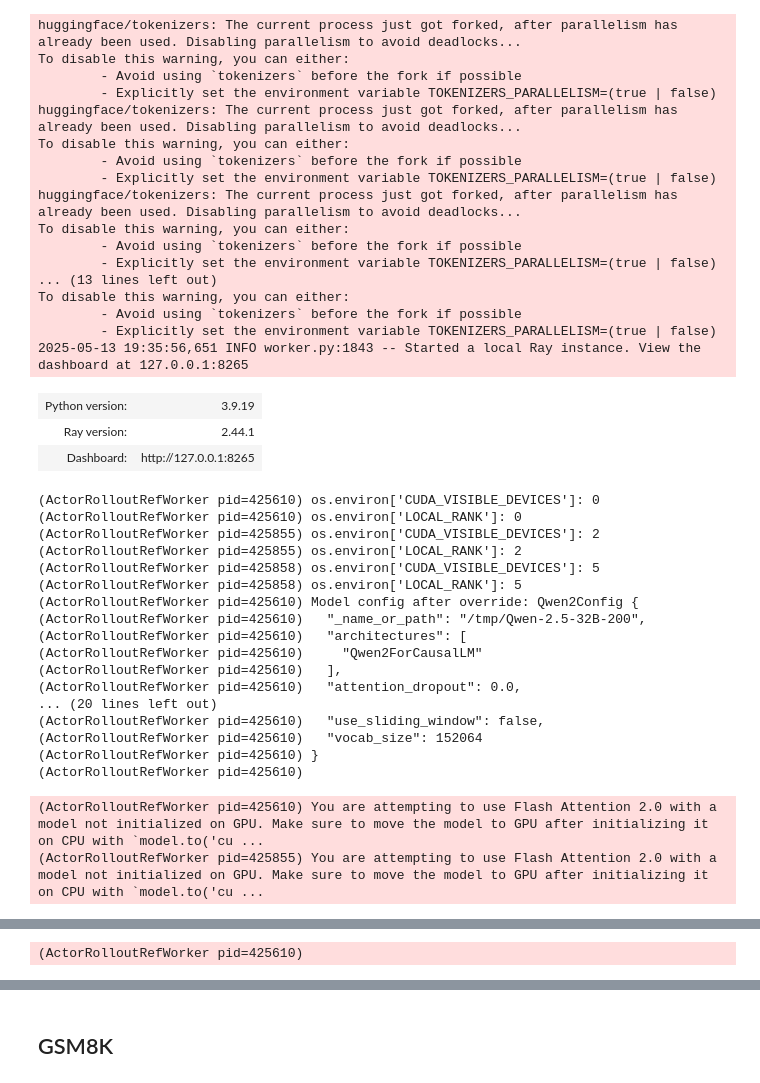
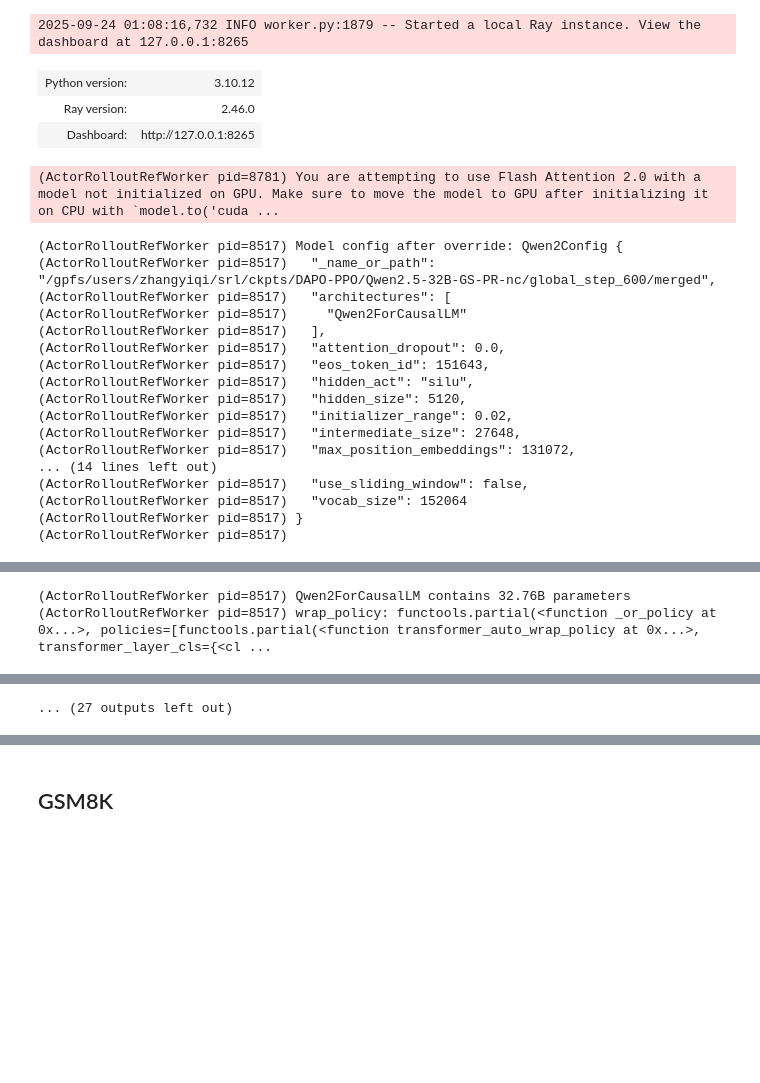
Before and after one commit to ExtremeViscent/verl, a Jupyter notebook: scripts/validation.ipynb, the cells around one changed output, grey strips where cells are left out. Cells and saved outputs as stored; diff of their text form; code cells hidden in the pictures; blank space fills up the shorter version.

```diff
--- a/scripts/validation.ipynb
+++ b/scripts/validation.ipynb
@@ -153,50 +258,34 @@ WARNING 05-13 16:20:00 rocm.py:33] `fork` method is not supported by ROCm. VLLM_
 # %%
 os.environ["ENSURE_CUDA_VISIBLE_DEVICES"] = os.environ.get('CUDA_VISIBLE_DEVICES', '')
 ray.init(runtime_env={
     'env_vars': {
         'TOKENIZERS_PARALLELISM': 'true',
         'NCCL_DEBUG': 'WARN',
         'VLLM_LOGGING_LEVEL': 'WARN',
+        "PYTHONPATH": "/gpfs/users/zhangyiqi/srl/verl-val",
         # 'RAY_EXPERIMENTAL_NOSET_ROCR_VISIBLE_DEVICES': '1',
     }
 })
 # %% [output]
-huggingface/tokenizers: The current process just got forked, after parallelism has already been used. Disabling parallelism to avoid deadlocks...
-To disable this warning, you can either:
-        - Avoid using `tokenizers` before the fork if possible
-        - Explicitly set the environment variable TOKENIZERS_PARALLELISM=(true | false)
-huggingface/tokenizers: The current process just got forked, after parallelism has already been used. Disabling parallelism to avoid deadlocks...
-To disable this warning, you can either:
-        - Avoid using `tokenizers` before the fork if possible
-        - Explicitly set the environment variable TOKENIZERS_PARALLELISM=(true | false)
-huggingface/tokenizers: The current process just got forked, after parallelism has already been used. Disabling parallelism to avoid deadlocks...
-To disable this warning, you can either:
-        - Avoid using `tokenizers` before the fork if possible
-        - Explicitly set the environment variable TOKENIZERS_PARALLELISM=(true | false)
-... (13 lines left out)
-To disable this warning, you can either:
-        - Avoid using `tokenizers` before the fork if possible
-        - Explicitly set the environment variable TOKENIZERS_PARALLELISM=(true | false)
-2025-05-13 19:35:56,651 INFO worker.py:1843 -- Started a local Ray instance. View the dashboard at 127.0.0.1:8265
+2025-09-24 01:08:16,732 INFO worker.py:1879 -- Started a local Ray instance. View the dashboard at 127.0.0.1:8265
-| Python version: | 3.9.19 |
-| Ray version: | 2.44.1 |
+| Python version: | 3.10.12 |
+| Ray version: | 2.46.0 |
 | Dashboard: | http://127.0.0.1:8265 |
-(ActorRolloutRefWorker pid=425610) os.environ['CUDA_VISIBLE_DEVICES']: 0
-(ActorRolloutRefWorker pid=425610) os.environ['LOCAL_RANK']: 0
-(ActorRolloutRefWorker pid=425855) os.environ['CUDA_VISIBLE_DEVICES']: 2
-(ActorRolloutRefWorker pid=425855) os.environ['LOCAL_RANK']: 2
-(ActorRolloutRefWorker pid=425858) os.environ['CUDA_VISIBLE_DEVICES']: 5
-(ActorRolloutRefWorker pid=425858) os.environ['LOCAL_RANK']: 5
-(ActorRolloutRefWorker pid=425610) Model config after override: Qwen2Config {
-(ActorRolloutRefWorker pid=425610)   "_name_or_path": "/tmp/Qwen-2.5-32B-200",
-(ActorRolloutRefWorker pid=425610)   "architectures": [
-(ActorRolloutRefWorker pid=425610)     "Qwen2ForCausalLM"
-(ActorRolloutRefWorker pid=425610)   ],
-(ActorRolloutRefWorker pid=425610)   "attention_dropout": 0.0,
-... (20 lines left out)
-(ActorRolloutRefWorker pid=425610)   "use_sliding_window": false,
-(ActorRolloutRefWorker pid=425610)   "vocab_size": 152064
-(ActorRolloutRefWorker pid=425610) }
-(ActorRolloutRefWorker pid=425610)
+(ActorRolloutRefWorker pid=8781) You are attempting to use Flash Attention 2.0 with a model not initialized on GPU. Make sure to move the model to GPU after initializing it on CPU with `model.to('cuda ...
-(ActorRolloutRefWorker pid=425610) You are attempting to use Flash Attention 2.0 with a model not initialized on GPU. Make sure to move the model to GPU after initializing it on CPU with `model.to('cu ...
-(ActorRolloutRefWorker pid=425855) You are attempting to use Flash Attention 2.0 with a model not initialized on GPU. Make sure to move the model to GPU after initializing it on CPU with `model.to('cu ...
+(ActorRolloutRefWorker pid=8517) Model config after override: Qwen2Config {
+(ActorRolloutRefWorker pid=8517)   "_name_or_path": "/gpfs/users/zhangyiqi/srl/ckpts/DAPO-PPO/Qwen2.5-32B-GS-PR-nc/global_step_600/merged",
+(ActorRolloutRefWorker pid=8517)   "architectures": [
+(ActorRolloutRefWorker pid=8517)     "Qwen2ForCausalLM"
+(ActorRolloutRefWorker pid=8517)   ],
+(ActorRolloutRefWorker pid=8517)   "attention_dropout": 0.0,
+(ActorRolloutRefWorker pid=8517)   "eos_token_id": 151643,
+(ActorRolloutRefWorker pid=8517)   "hidden_act": "silu",
+(ActorRolloutRefWorker pid=8517)   "hidden_size": 5120,
+(ActorRolloutRefWorker pid=8517)   "initializer_range": 0.02,
+(ActorRolloutRefWorker pid=8517)   "intermediate_size": 27648,
+(ActorRolloutRefWorker pid=8517)   "max_position_embeddings": 131072,
+... (14 lines left out)
+(ActorRolloutRefWorker pid=8517)   "use_sliding_window": false,
+(ActorRolloutRefWorker pid=8517)   "vocab_size": 152064
+(ActorRolloutRefWorker pid=8517) }
+(ActorRolloutRefWorker pid=8517)
@@ -220 +293,2 @@ To disable this warning, you can either:
-(ActorRolloutRefWorker pid=425610)
+(ActorRolloutRefWorker pid=8517) Qwen2ForCausalLM contains 32.76B parameters
+(ActorRolloutRefWorker pid=8517) wrap_policy: functools.partial(<function _or_policy at 0x...>, policies=[functools.partial(<function transformer_auto_wrap_policy at 0x...>, transformer_layer_cls={<cl ...
@@ -285 +319,2 @@ To disable this warning, you can either:
+... (27 outputs left out)
 # %%
```
Also changed, not shown: parts of 117 cells of this notebook, 4 other files.
